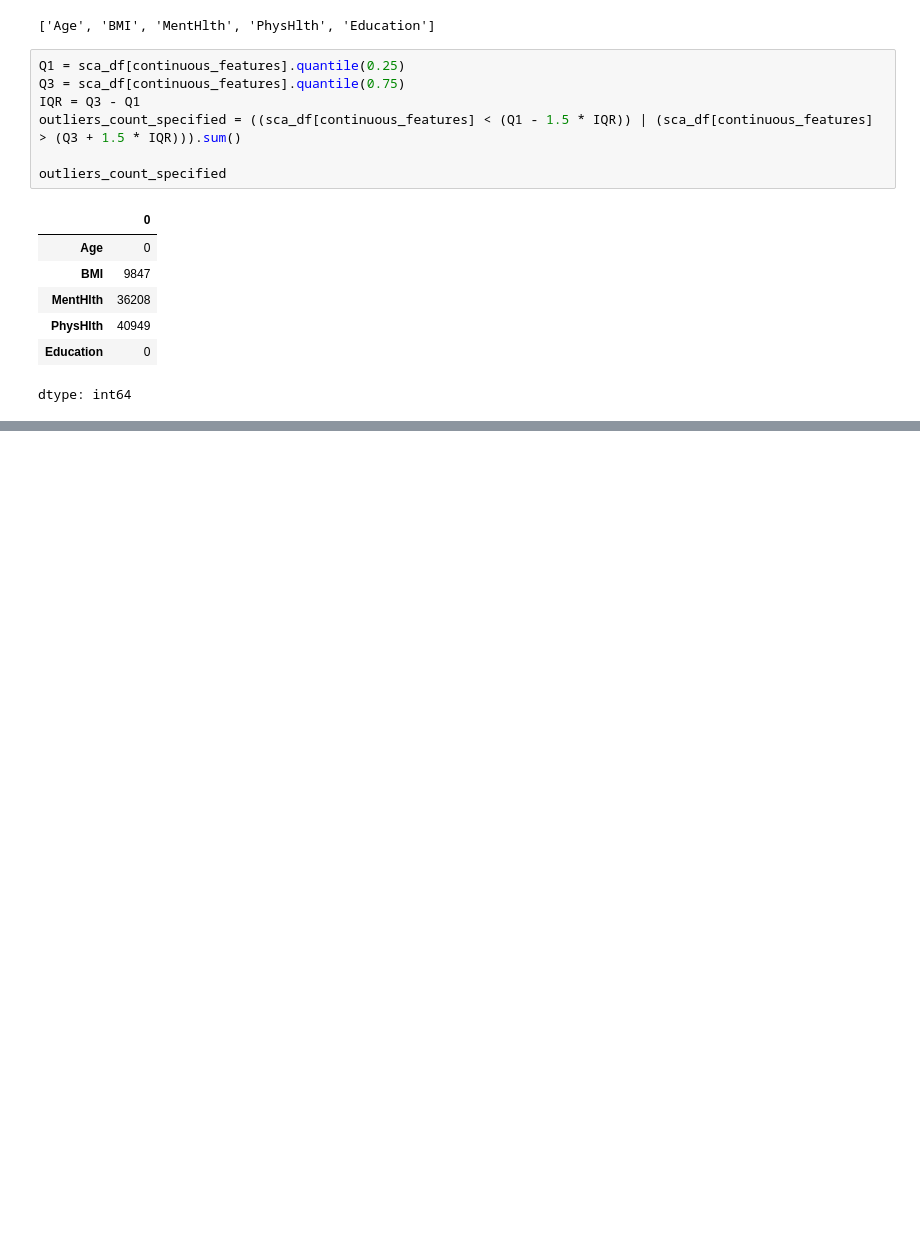
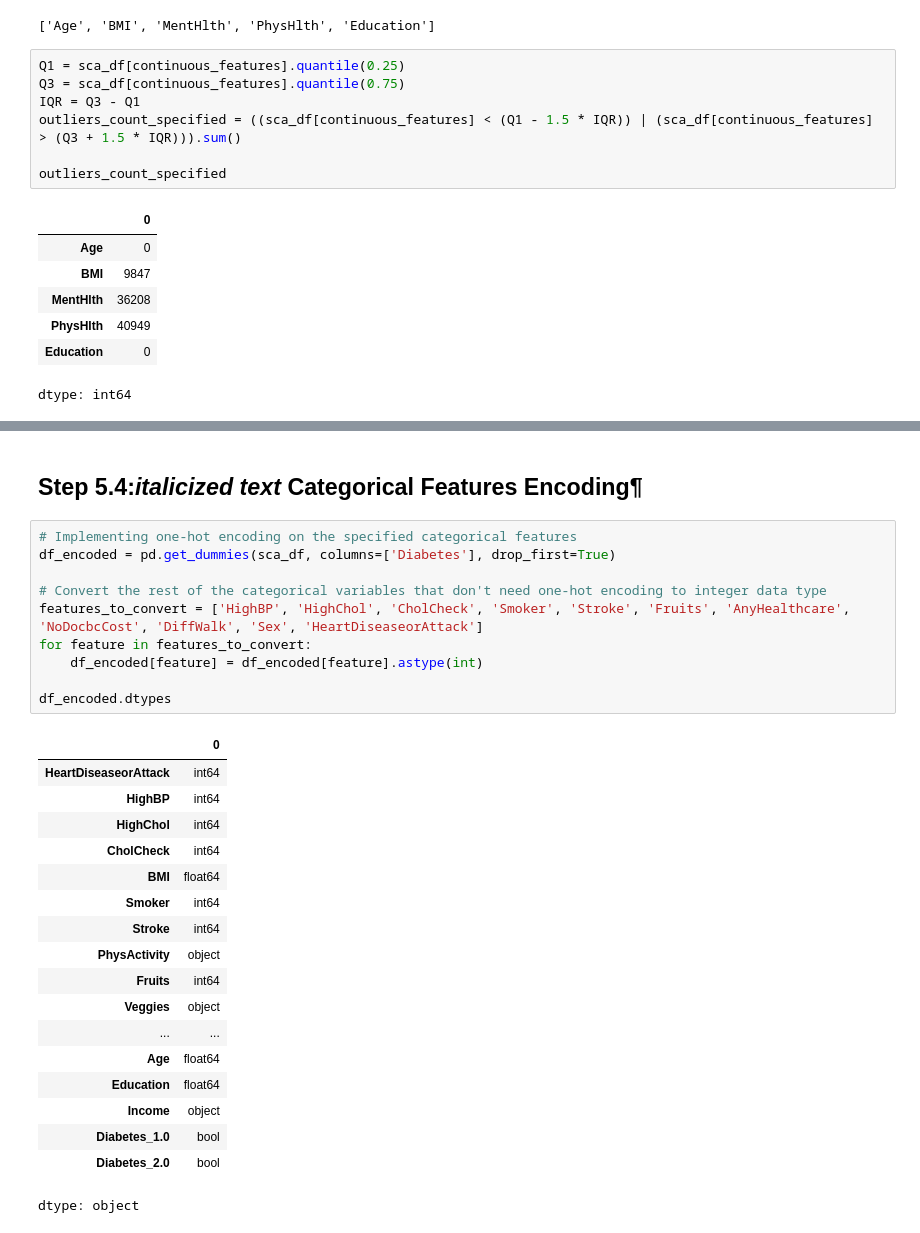
Before and after one commit to Sachin20010517/sca-supervised-prediction-model, a Jupyter notebook: sudden_cardiac_arrest.ipynb, the cells around one changed output, grey strips where cells are left out. Saved outputs shown, nothing was run; the diff lists cells and outputs as text; blank space fills up the shorter version.

```diff
--- a/sudden_cardiac_arrest.ipynb
+++ b/sudden_cardiac_arrest.ipynb
@@ -361,0 +386,31 @@ dtype: int64
+# %% [markdown]
+## Step 5.4:*italicized text* Categorical Features Encoding¶
+# %%
+# Implementing one-hot encoding on the specified categorical features
+df_encoded = pd.get_dummies(sca_df, columns=['Diabetes'], drop_first=True)
+
+# Convert the rest of the categorical variables that don't need one-hot encoding to integer data type
+features_to_convert = ['HighBP', 'HighChol', 'CholCheck', 'Smoker', 'Stroke', 'Fruits', 'AnyHealthcare', 'NoDocbcCost', 'DiffWalk', 'Sex', 'HeartDiseaseorAttack']
+for feature in features_to_convert:
+    df_encoded[feature] = df_encoded[feature].astype(int)
+
+df_encoded.dtypes
+# %% [output]
+|  | 0 |
+| HeartDiseaseorAttack | int64 |
+| HighBP | int64 |
+| HighChol | int64 |
+| CholCheck | int64 |
+| BMI | float64 |
+| Smoker | int64 |
+| Stroke | int64 |
+| PhysActivity | object |
+| Fruits | int64 |
+| Veggies | object |
+| ... | ... |
+| Age | float64 |
+| Education | float64 |
+| Income | object |
+| Diabetes_1.0 | bool |
+| Diabetes_2.0 | bool |
+dtype: object
```
Also changed, not shown: parts of 22 cells of this notebook.
